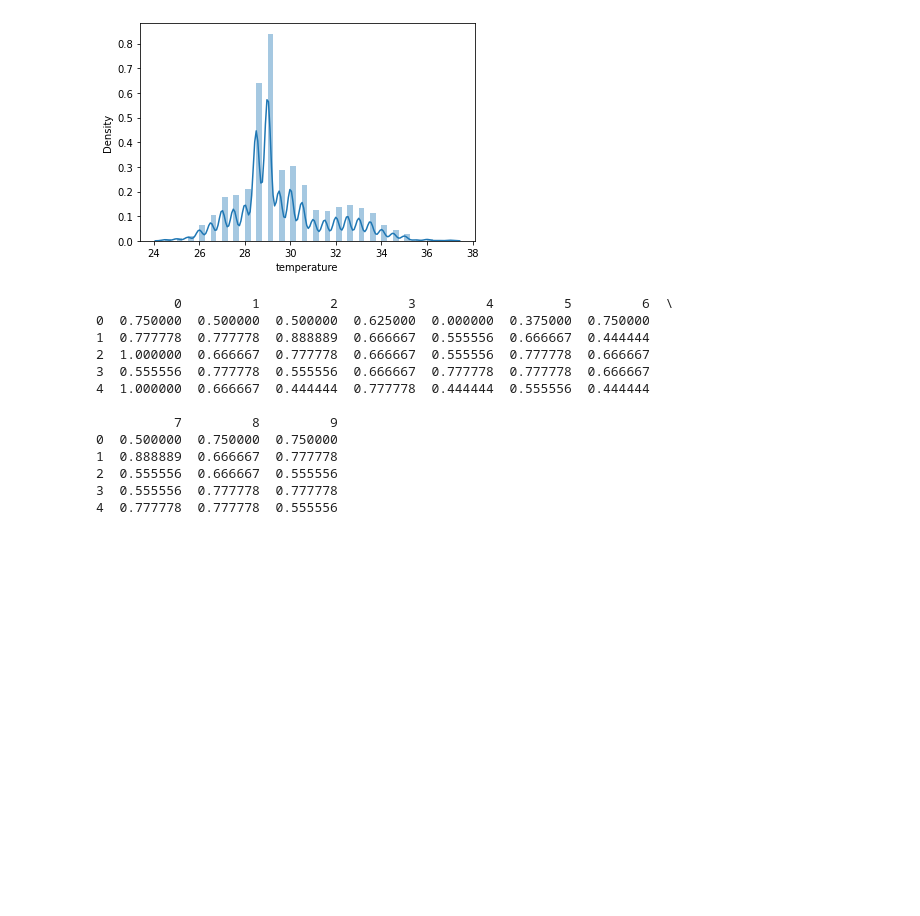
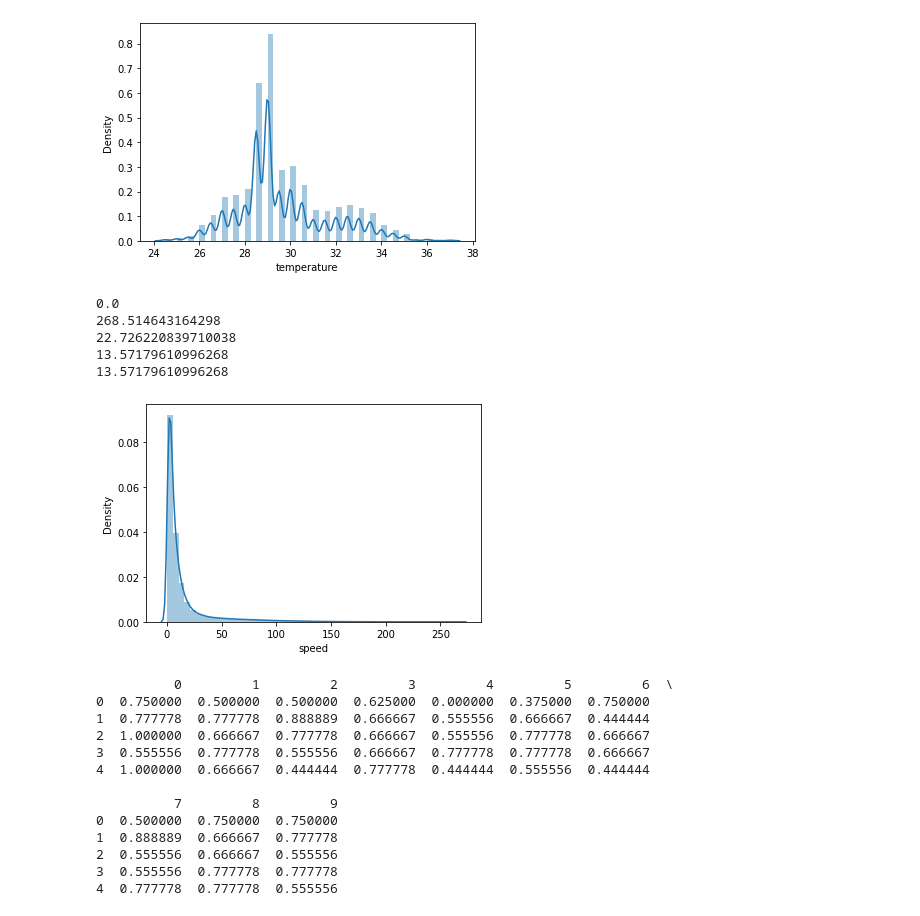
Before and after one commit to ginagigo123/INSA-Project, a Jupyter notebook: subgroup_analysis.ipynb, the cells around one changed output. Cells and saved outputs as stored; diff of their text form; code cells hidden in the pictures; blank space fills up the shorter version.

```diff
--- a/subgroup_analysis.ipynb
+++ b/subgroup_analysis.ipynb
@@ -164,6 +167,21 @@ print(np.average(df['temperature']))
 29.595939331906578
 29.595939331906578
 [figure]
+# %%
+sns.distplot(df['speed'])
+plt.savefig("figure/dis_speed.png")
+print(min(df['speed']))
+print(max(df['speed']))
+print(np.std(df['speed']))
+print(np.mean(df['speed']))
+print(np.average(df['speed']))
+# %% [output]
+0.0
+268.514643164298
+22.726220839710038
+13.57179610996268
+13.57179610996268
+[figure, added]
 # %%
 def format_df(cen_dict):
     for i in range(10):
```
Also changed, not shown: parts of 9 cells of this notebook, 2 other files.
